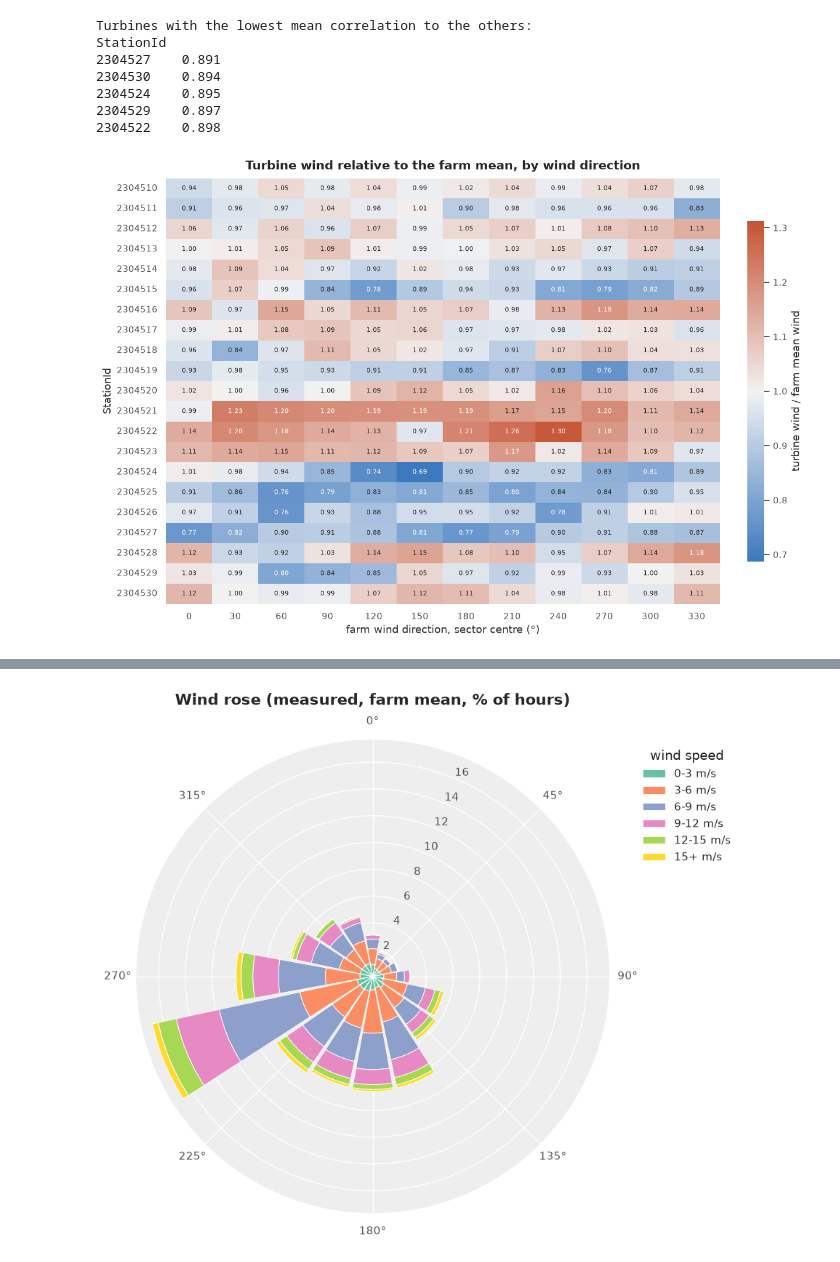
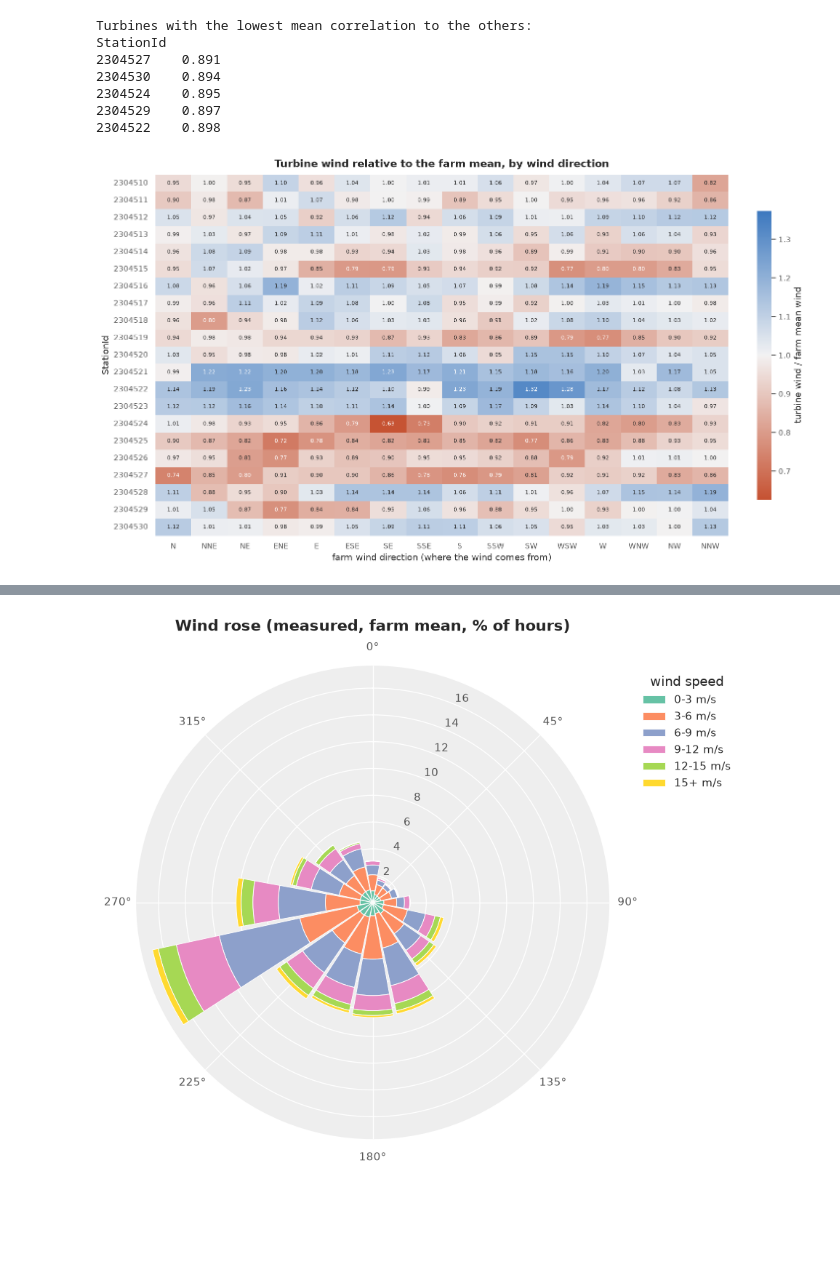
Before and after one commit to zece05/CAPSTONE, a Jupyter notebook: notebooks/4_EDA_of_df4mlparquet.ipynb, the cells around one changed output, grey strips where cells are left out. Cells and saved outputs as stored; diff of their text form; code cells hidden in the pictures; blank space fills up the shorter version.

```diff
--- a/notebooks/4_EDA_of_df4mlparquet.ipynb
+++ b/notebooks/4_EDA_of_df4mlparquet.ipynb
@@ -218,23 +218,29 @@ StationId
 2304524    0.895
 2304529    0.897
 2304522    0.898
-# %%
-#6. speed-up and wakes: turbine wind relative to the farm mean, by direction
-
-sector = 30
-rel = obs.join(farm[["wind", "wd"]], on="forecast_time")
-rel = rel[rel["wind"].between(4, 15)]                         # enough wind, below cut-out
-rel["sector"] = ((rel["wd"] + sector / 2) // sector % (360 // sector) * sector).astype(int)
-rel["ratio"] = rel["wind_act"] / rel["wind"]
-hm = rel.pivot_table(index="StationId", columns="sector", values="ratio", aggfunc="median")
-
-v = max(0.05, np.nanmax(np.abs(hm.to_numpy() - 1)))
-fig, ax = plt.subplots(figsize=(11, 7.5))
-sns.heatmap(hm, cmap=sns.diverging_palette(250, 20, s=80, l=50, center="light", as_cmap=True),
-            center=1, vmin=1 - v, vmax=1 + v, annot=True, fmt=".2f", annot_kws={"size": 7},
-            cbar_kws={"label": "turbine wind / farm mean wind", "shrink": 0.8}, ax=ax)
-ax.set(title="Turbine wind relative to the farm mean, by wind direction",
-       xlabel="farm wind direction, sector centre (°)", ylabel="StationId")
-plt.show()
-# %% [output]
-[figure, removed]
+# %%
+#6. speed-up and wakes: turbine wind relative to the farm mean, by direction
+n_sec= 16
+width = 360 / n_sec                                    # 22.5° per sector
+xlbl = ["N", "NNE", "NE", "ENE", "E", "ESE", "SE", "SSE",
+           "S", "SSW", "SW", "WSW", "W", "WNW", "NW", "NNW"]
+
+rel = obs.join(farm[["wind", "wd"]], on="forecast_time")
+rel = rel[rel["wind"].between(4, 15)]                  # enough wind, below cut-out
+idx = ((rel["wd"] + width / 2) // width % n_sec).astype(int)          # 0 = N, 1 = NNE, ...
+rel["sector"] = pd.Categorical(np.array(xlbl)[idx.to_numpy()], categories=xlbl, ordered=True)
+rel["ratio"] = rel["wind_act"] / rel["wind"]
+hm = (rel.pivot_table(index="StationId", columns="sector", values="ratio", aggfunc="median", observed=True)
+         .reindex(columns=xlbl))                    # all 16 directions in compass order
+
+v = max(0.05, np.nanmax(np.abs(hm.to_numpy() - 1)))
+fig, ax = plt.subplots(figsize=(13, 7.5))
+sns.heatmap(hm, cmap=sns.diverging_palette(250, 20, s=80, l=50, center="light", as_cmap=True).reversed(),
+            center=1, vmin=1 - v, vmax=1 + v, annot=True, fmt=".2f", annot_kws={"size": 7},
+            cbar_kws={"label": "turbine wind / farm mean wind", "shrink": 0.8}, ax=ax)
+ax.set(title="Turbine wind relative to the farm mean, by wind direction",
+       xlabel="farm wind direction (where the wind comes from)", ylabel="StationId")
+ax.tick_params(axis="x", rotation=0)
+plt.show()
+# %% [output]
+[figure, added]
```
Also changed, not shown: parts of 8 cells of this notebook.
